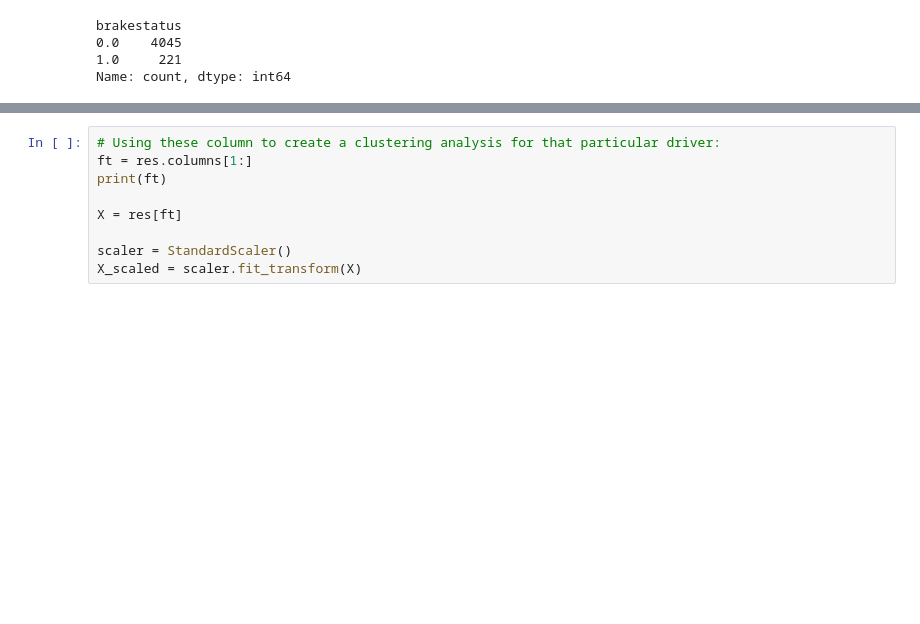
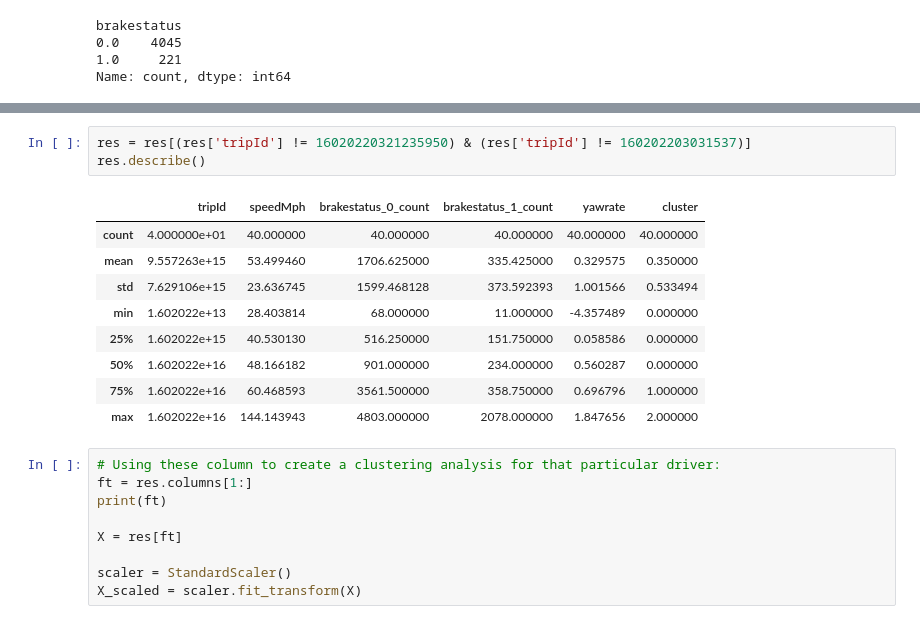
Before and after one commit to SiddTayi/Driver-Behaviour-Analysis, a Jupyter notebook: dba.ipynb, the cells around one changed output, grey strips where cells are left out. Drawn from its saved outputs; the diff is of its cells as text; blank space fills up the shorter version.

```diff
--- a/dba.ipynb
+++ b/dba.ipynb
@@ -481,6 +498,19 @@ res
 | 39 | 16020220330120834 | 70.697755 | 3475 | 155 | 0.674835 |
 | 40 | 16020220331113215 | 41.457488 | 4803 | 2078 | 0.446506 |
 | 41 | 16020220331215733 | 72.698161 | 3845 | 275 | 0.570693 |
+# %%
+res = res[(res['tripId'] != 16020220321235950) & (res['tripId'] != 160202203031537)]
+res.describe()
+# %% [output]
+|  | tripId | speedMph | brakestatus_0_count | brakestatus_1_count | yawrate | cluster |
+| count | 4.000000e+01 | 40.000000 | 40.000000 | 40.000000 | 40.000000 | 40.000000 |
+| mean | 9.557263e+15 | 53.499460 | 1706.625000 | 335.425000 | 0.329575 | 0.350000 |
+| std | 7.629106e+15 | 23.636745 | 1599.468128 | 373.592393 | 1.001566 | 0.533494 |
+| min | 1.602022e+13 | 28.403814 | 68.000000 | 11.000000 | -4.357489 | 0.000000 |
+| 25% | 1.602022e+15 | 40.530130 | 516.250000 | 151.750000 | 0.058586 | 0.000000 |
+| 50% | 1.602022e+16 | 48.166182 | 901.000000 | 234.000000 | 0.560287 | 0.000000 |
+| 75% | 1.602022e+16 | 60.468593 | 3561.500000 | 358.750000 | 0.696796 | 1.000000 |
+| max | 1.602022e+16 | 144.143943 | 4803.000000 | 2078.000000 | 1.847656 | 2.000000 |
 # %%
 # Using these column to create a clustering analysis for that particular driver:
 ft = res.columns[1:]
```
Also changed, not shown: parts of 14 cells of this notebook.
